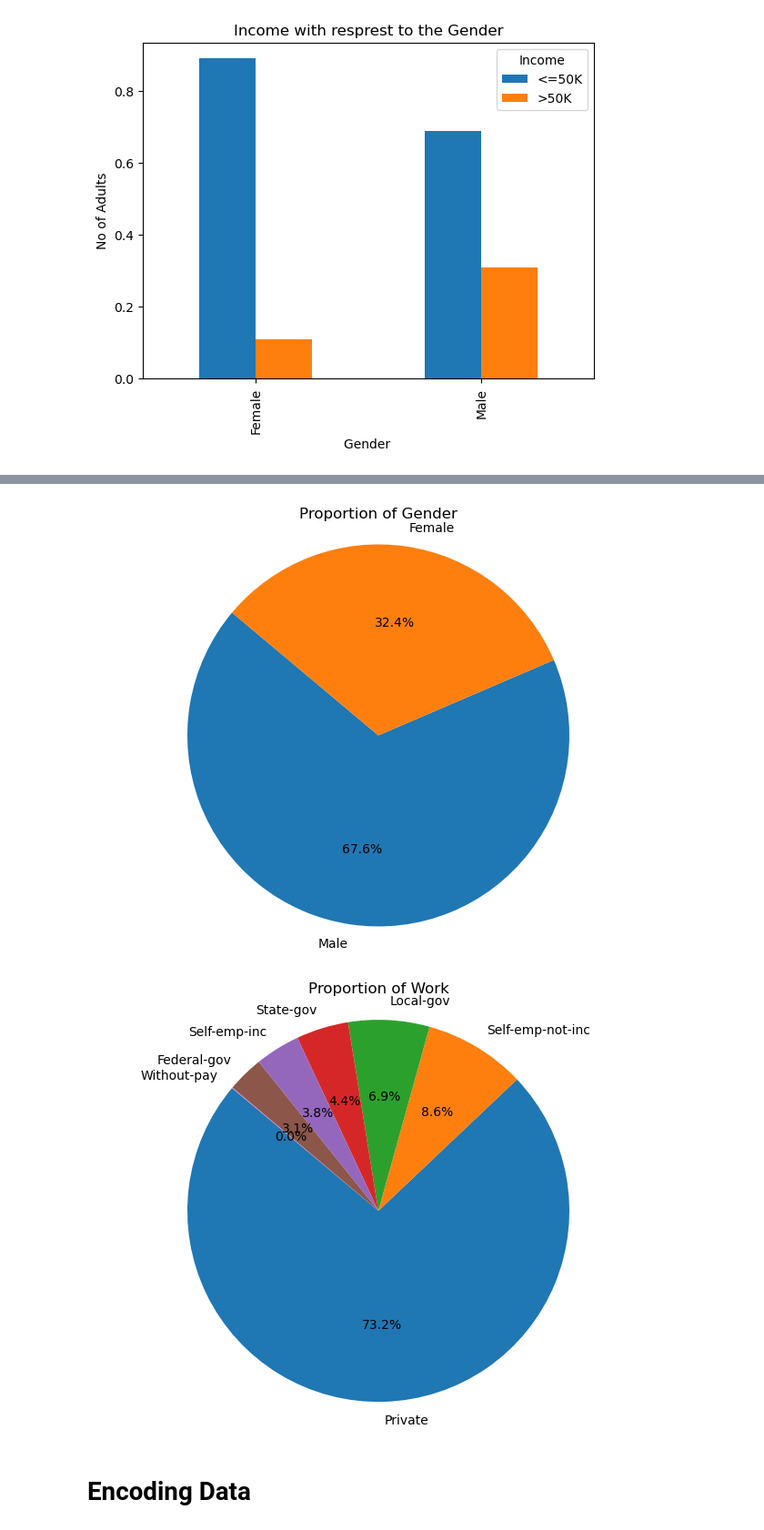
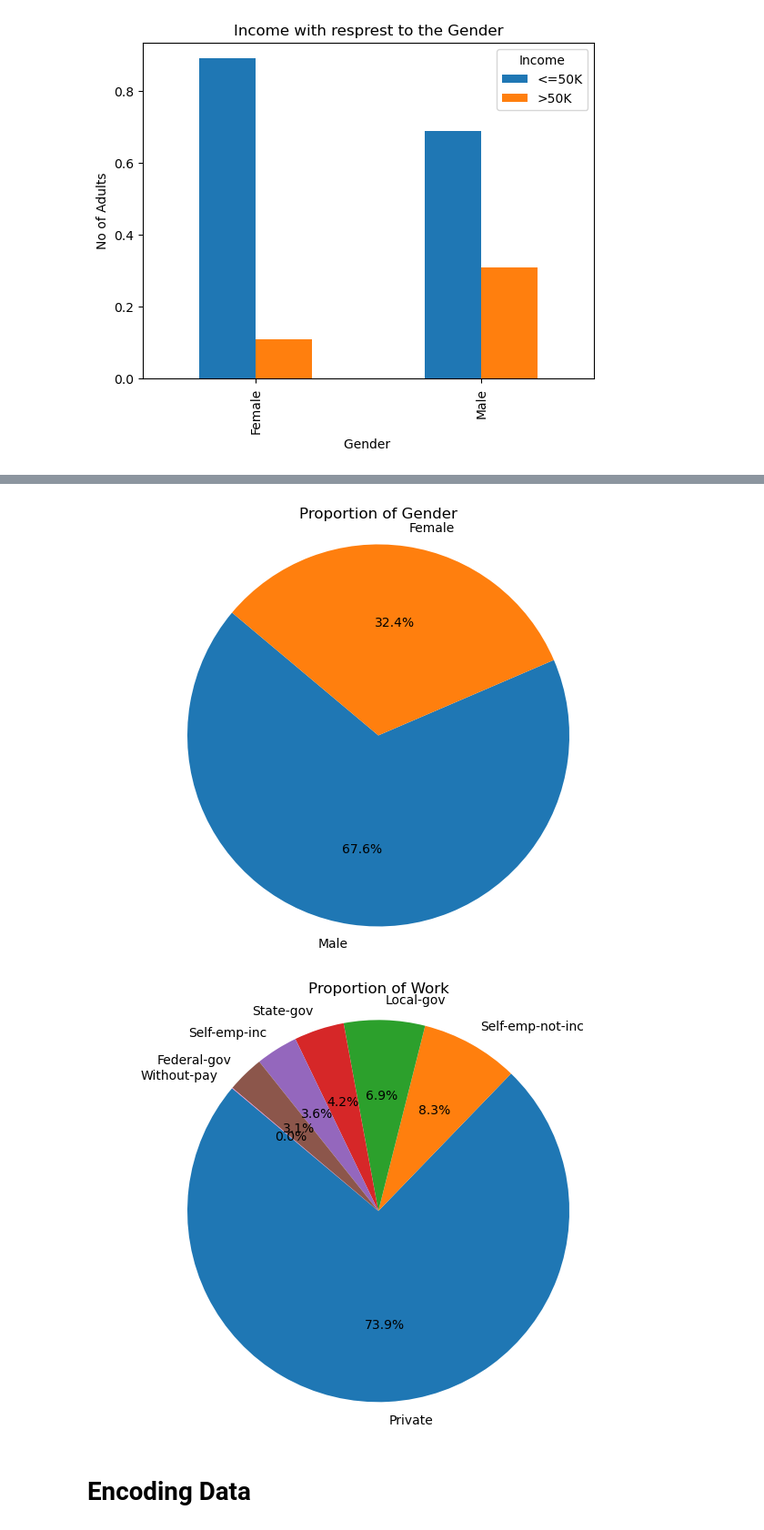
Before and after one commit to mandinu1/Adult_income_predition_based_on_Census_data, a Jupyter notebook: 20221585_cw.ipynb, the cells around one changed output, grey strips where cells are left out. Shown at 91% size. Drawn from its saved outputs; the diff is of its cells as text; code cells hidden in the pictures.

```diff
--- a/20221585_cw.ipynb
+++ b/20221585_cw.ipynb
@@ -212,27 +212,27 @@ Text(0, 0.5, 'No of Adults')
 # %%
 # Function to create pie chart
 def create_pie_chart(data, column):
     # Calculate counts for each category
     category_counts = data[column].value_counts()
 
     # Plotting
     plt.figure(figsize=(8, 6))
     plt.pie(category_counts, labels=category_counts.index, autopct='%1.1f%%', startangle=140)
     plt.title(f'Proportion of {column}')
     plt.axis('equal')  # Equal aspect ratio ensures that pie is drawn as a circle
     plt.show()
 
 # Create pie chart for 'Income'
 create_pie_chart(Adult_train, 'Income')
 
 # Create pie chart for 'Gender'
 create_pie_chart(Adult_train, 'Gender')
 
-create_pie_chart(Adult_test,'Work')
+create_pie_chart(Adult_train,'Work')
 # %% [output]
 [figure]
 [figure]
-[figure, old version]
+[figure, new version]
 # %% [markdown]
 # Encoding Data
 # %%
```
Also changed, not shown: parts of 5 cells of this notebook.
